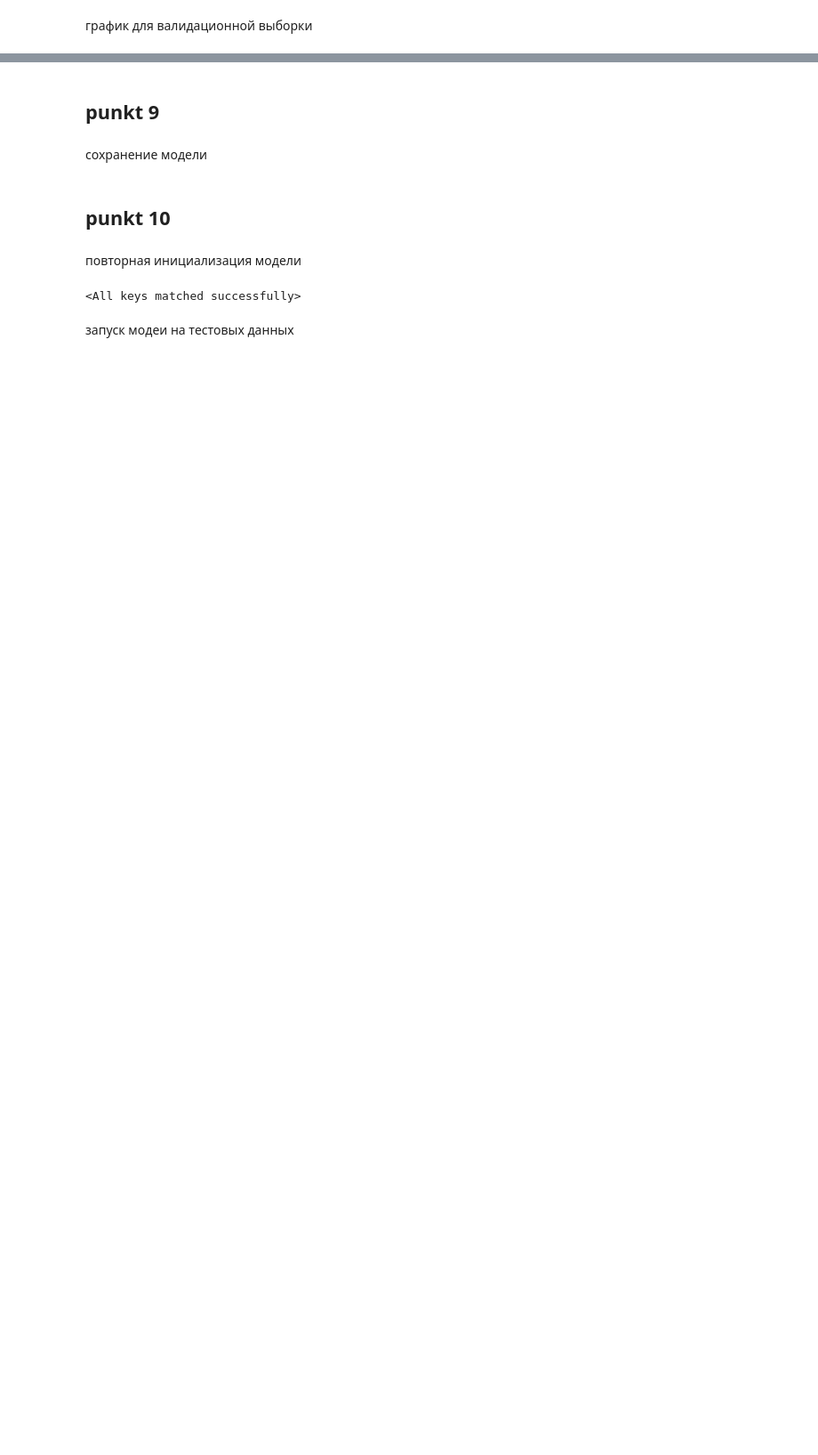
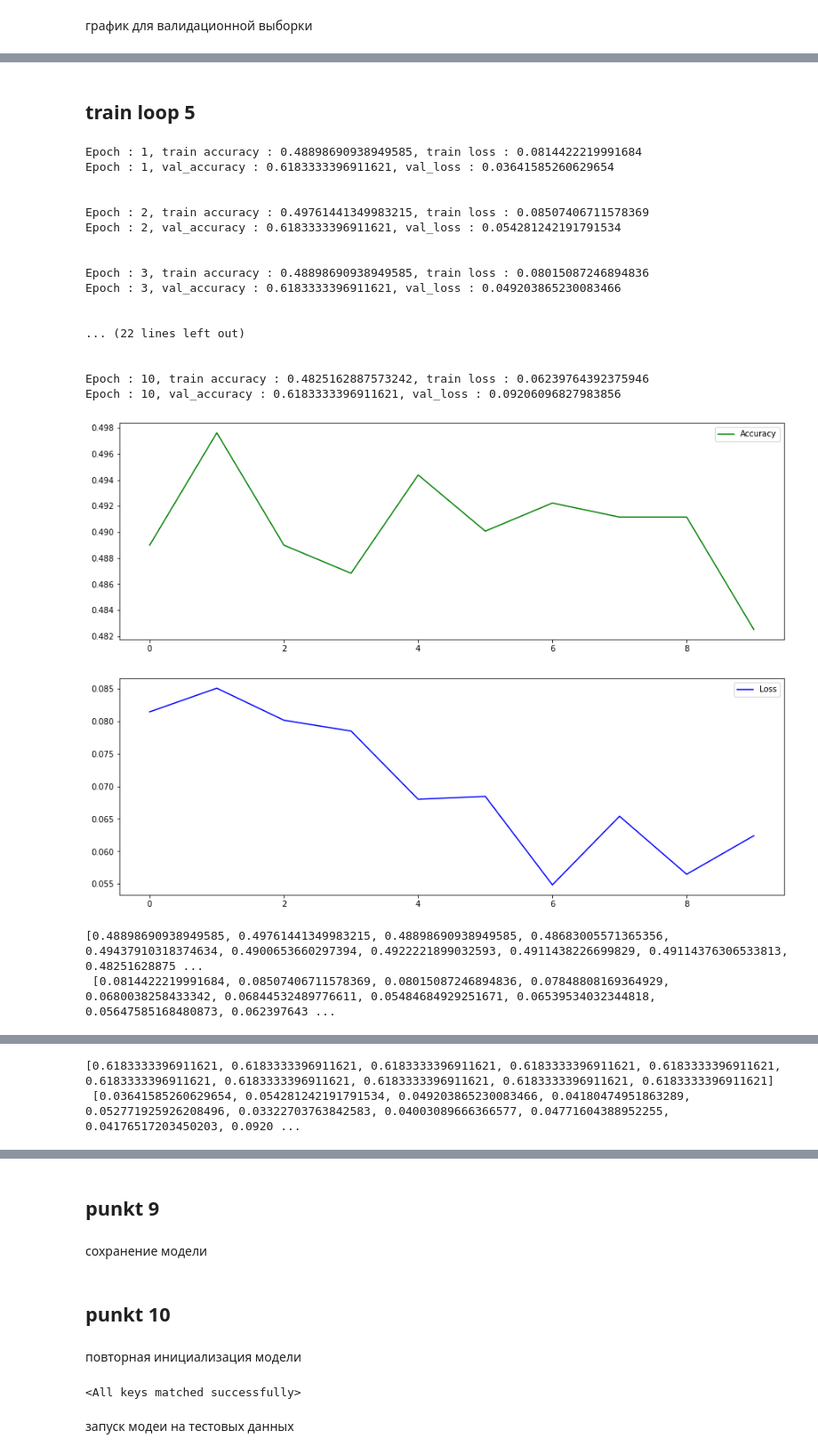
Before and after one commit to ZamotohinaMaria/Application-programming-laba-1, a Jupyter notebook: _5_laba_notebook.ipynb, the cells around one changed output, grey strips where cells are left out. Shown at 89% size. Drawn from its saved outputs; the diff is of its cells as text; code cells hidden in the pictures; blank space fills up the shorter version.

```diff
--- a/_5_laba_notebook.ipynb
+++ b/_5_laba_notebook.ipynb
@@ -523,0 +622,45 @@ Epoch : 10, val_accuracy : 0.602222204208374, val_loss : 0.04608533903956413
+# %% [markdown]
+## train loop 5
+# %%
+lear = 0.0005
+batch_size = 200
+
+train_loader = torch.utils.data.DataLoader(dataset = train_data, batch_size=batch_size, shuffle=True )
+val_loader = torch.utils.data.DataLoader(dataset = val_data, batch_size=batch_size, shuffle=False)
+
+optimizer = optim.Adam(params = model.parameters(), lr = lear)
+criterion = nn.BCELoss()
+
+accuracy_values = []
+loss_values = []
+
+val_accuracy_values = []
+val_loss_values = []
+
+train_loop(train_loader, val_loader)
+
+show_results(accuracy_values, loss_values)
+
+show_results(val_accuracy_values, val_loss_values)
+# %% [output]
+Epoch : 1, train accuracy : 0.48898690938949585, train loss : 0.0814422219991684
+Epoch : 1, val_accuracy : 0.6183333396911621, val_loss : 0.03641585260629654
+
+
+Epoch : 2, train accuracy : 0.49761441349983215, train loss : 0.08507406711578369
+Epoch : 2, val_accuracy : 0.6183333396911621, val_loss : 0.054281242191791534
+
+
+Epoch : 3, train accuracy : 0.48898690938949585, train loss : 0.08015087246894836
+Epoch : 3, val_accuracy : 0.6183333396911621, val_loss : 0.049203865230083466
+
+
+... (22 lines left out)
+
+
+Epoch : 10, train accuracy : 0.4825162887573242, train loss : 0.06239764392375946
+Epoch : 10, val_accuracy : 0.6183333396911621, val_loss : 0.09206096827983856
+[figure, added]
+[figure, added]
+[0.48898690938949585, 0.49761441349983215, 0.48898690938949585, 0.48683005571365356, 0.49437910318374634, 0.4900653660297394, 0.4922221899032593, 0.4911438226699829, 0.49114376306533813, 0.48251628875 ...
+ [0.0814422219991684, 0.08507406711578369, 0.08015087246894836, 0.07848808169364929, 0.0680038258433342, 0.06844532489776611, 0.05484684929251671, 0.06539534032344818, 0.05647585168480873, 0.062397643 ...
@@ -523,0 +669,2 @@ Epoch : 10, val_accuracy : 0.602222204208374, val_loss : 0.04608533903956413
+[0.6183333396911621, 0.6183333396911621, 0.6183333396911621, 0.6183333396911621, 0.6183333396911621, 0.6183333396911621, 0.6183333396911621, 0.6183333396911621, 0.6183333396911621, 0.6183333396911621]
+ [0.03641585260629654, 0.054281242191791534, 0.049203865230083466, 0.04180474951863289, 0.052771925926208496, 0.03322703763842583, 0.04003089666366577, 0.04771604388952255, 0.04176517203450203, 0.0920 ...
```
Also changed, not shown: parts of 23 cells of this notebook, 1 other file.
